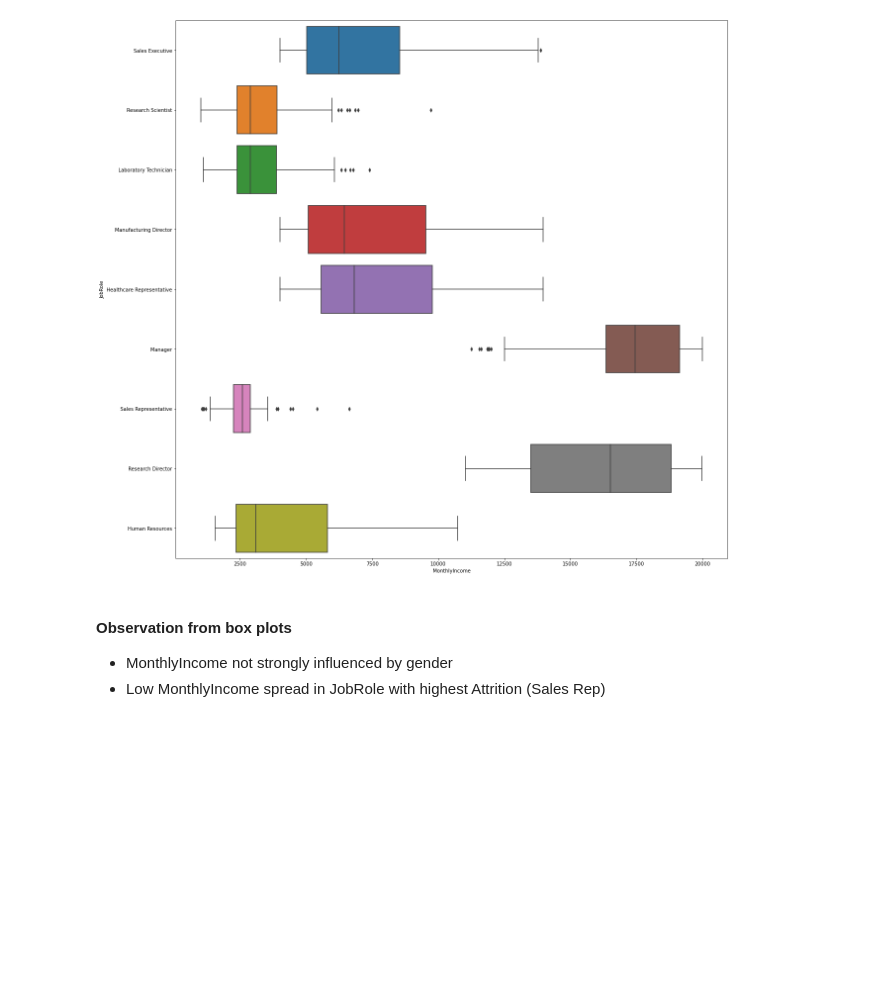
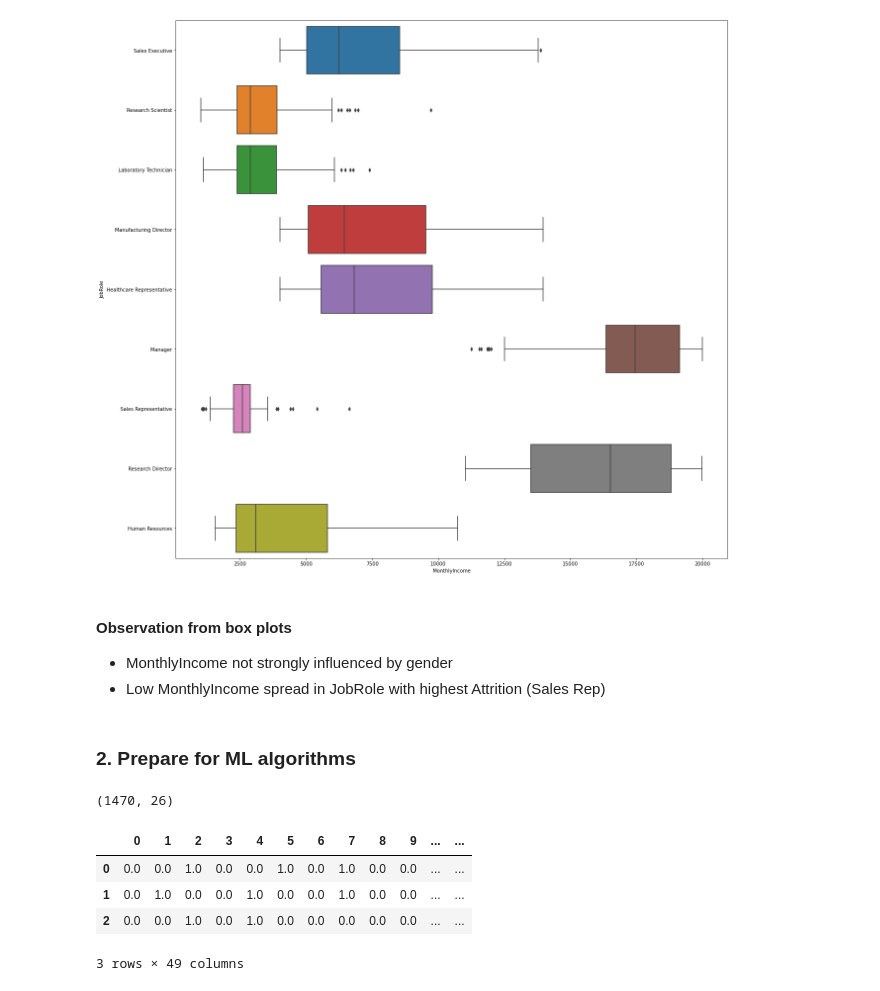
Before and after one commit to JSchoeck/portfolio, a Jupyter notebook: Demos/Case Study Human Resources/Case Study Human Resources.ipynb, the cells around one changed output. Cells and saved outputs as stored; diff of their text form; code cells hidden in the pictures; blank space fills up the shorter version.

```diff
--- a/Demos/Case Study Human Resources/Case Study Human Resources.ipynb
+++ b/Demos/Case Study Human Resources/Case Study Human Resources.ipynb
@@ -209,3 +219,27 @@ sns.boxplot(x='MonthlyIncome', y='JobRole', data=employee_df);
 #### Observation from box plots
 - MonthlyIncome not strongly influenced by gender
 - Low MonthlyIncome spread in JobRole with highest Attrition (Sales Rep)
+# %% [markdown]
+### 2. Prepare for ML algorithms
+# %%
+# Extract (binary) categorical features and encode them
+X_cat = employee_df[['BusinessTravel','Department','EducationField','Gender','JobRole','MaritalStatus']]
+
+from sklearn.preprocessing import OneHotEncoder
+onehotencoder = OneHotEncoder()
+X_cat = onehotencoder.fit_transform(X_cat).toarray()
+X_cat.shape
+X_cat = pd.DataFrame(X_cat)
+
+X_numerical = employee_df[['Age','DailyRate','DistanceFromHome','Education','EnvironmentSatisfaction','HourlyRate','JobInvolvement','JobLevel','MonthlyIncome','MonthlyRate','NumCompaniesWorked','OverTime','PercentSalaryHike','PerformanceRating','RelationshipSatisfaction','StockOptionLevel','TotalWorkingYears','TrainingTimesLastYear','WorkLifeBalance','YearsAtCompany','YearsInCurrentRole','YearsSinceLastPromotion','YearsWithCurrManager']]
+
+X_all = pd.concat([X_cat, X_numerical], axis=1)
+
+X_all.head(3)
+# %% [output]
+(1470, 26)
+|  | 0 | 1 | 2 | 3 | 4 | 5 | 6 | 7 | 8 | 9 | ... | ... |
+| 0 | 0.0 | 0.0 | 1.0 | 0.0 | 0.0 | 1.0 | 0.0 | 1.0 | 0.0 | 0.0 | ... | ... |
+| 1 | 0.0 | 1.0 | 0.0 | 0.0 | 1.0 | 0.0 | 0.0 | 1.0 | 0.0 | 0.0 | ... | ... |
+| 2 | 0.0 | 0.0 | 1.0 | 0.0 | 1.0 | 0.0 | 0.0 | 0.0 | 0.0 | 0.0 | ... | ... |
+3 rows × 49 columns
```
Also changed, not shown: parts of 3 cells of this notebook.
